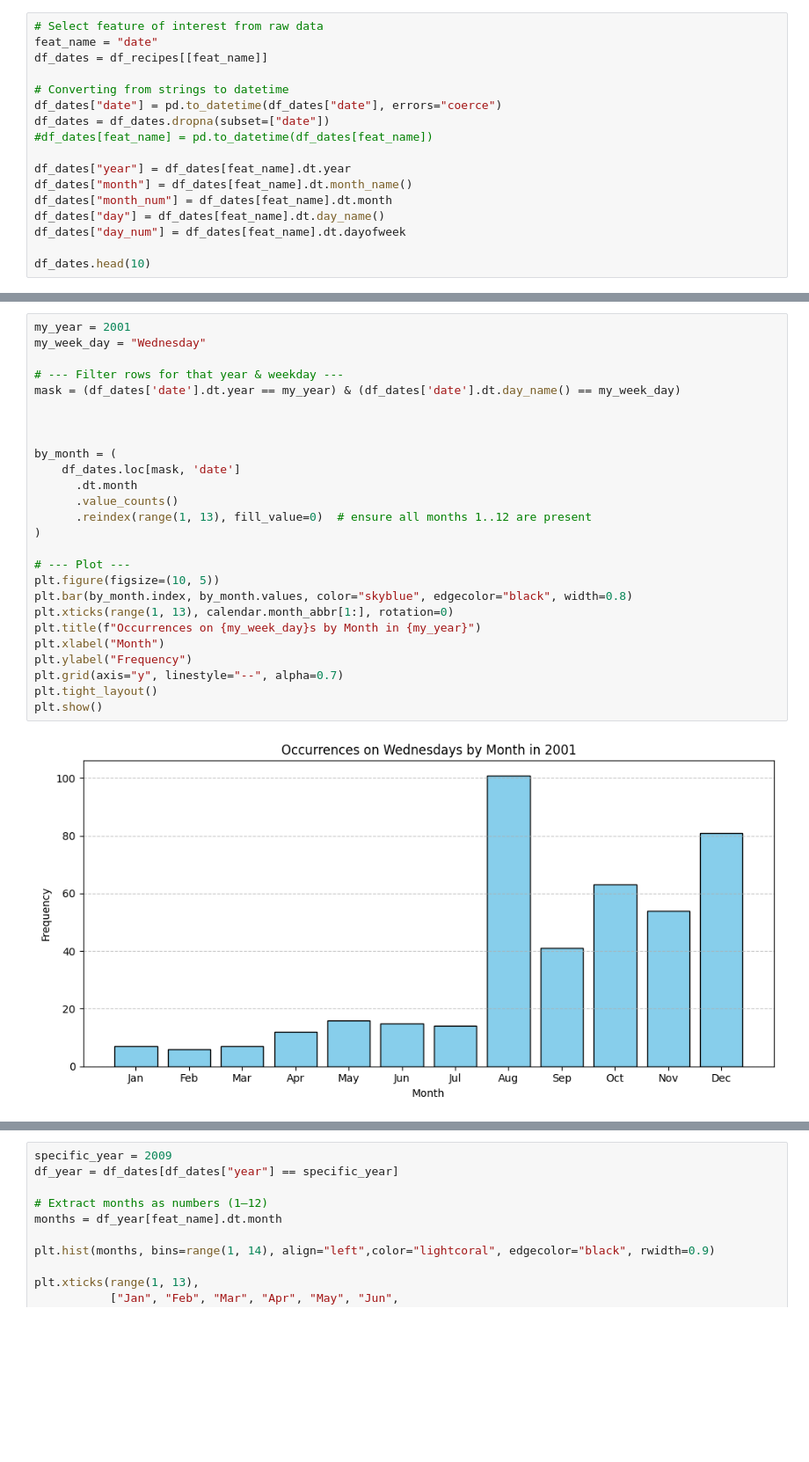
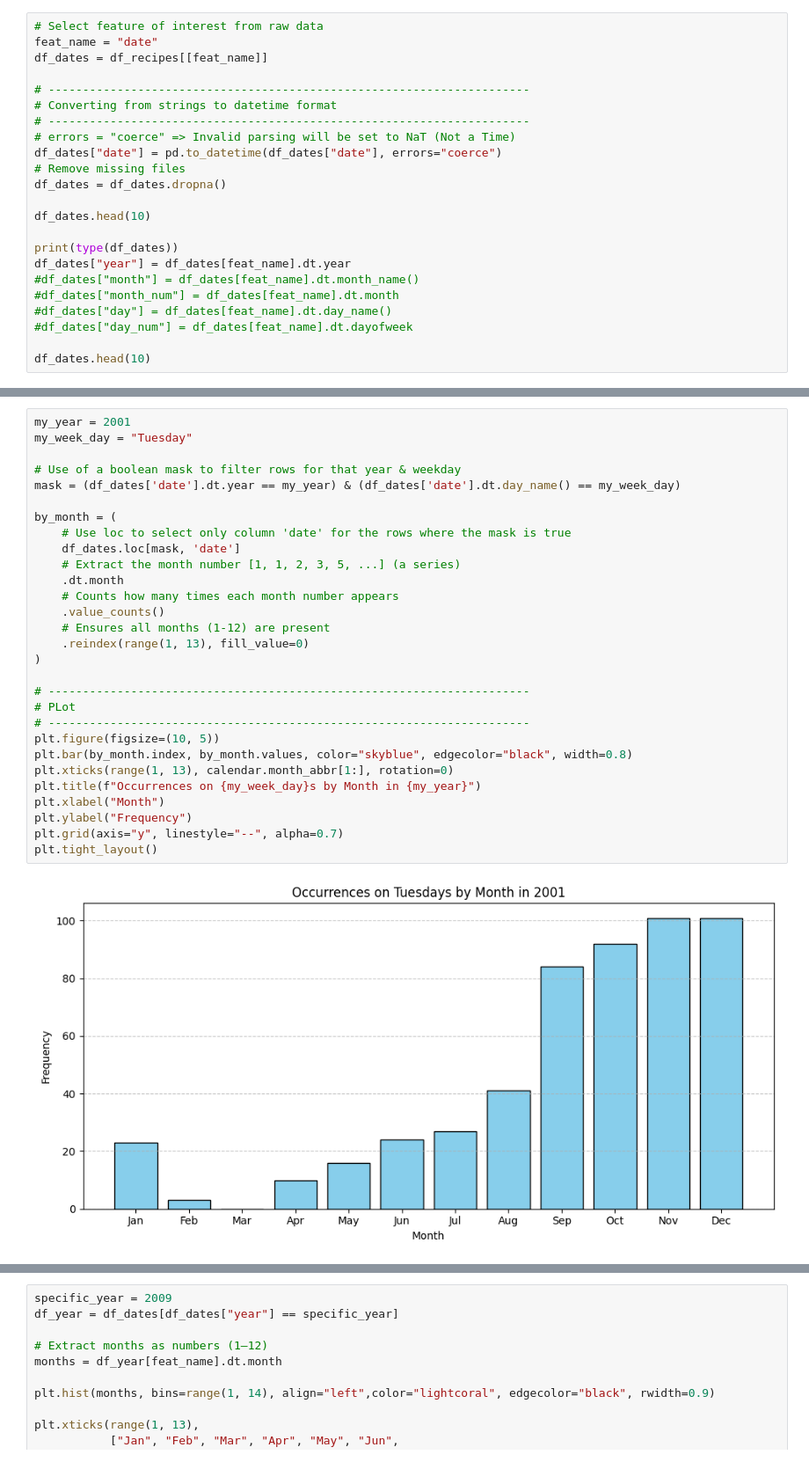
Before and after one commit to mange-ta-main/mange-ta-main, a Jupyter notebook: src/mange_ta_main/1_univariate_page_odz.ipynb, the cells around one changed output, grey strips where cells are left out. Shown: that part at 88% size. Saved outputs shown, nothing was run; the diff lists cells and outputs as text; blank space fills up the shorter version.

```diff
--- a/src/mange_ta_main/1_univariate_page_odz.ipynb
+++ b/src/mange_ta_main/1_univariate_page_odz.ipynb
@@ -20,16 +15,22 @@ df_recipes.head(5)
 feat_name = "date"
 df_dates = df_recipes[[feat_name]]
 
-# Converting from strings to datetime
+# ----------------------------------------------------------------------
+# Converting from strings to datetime format
+# ----------------------------------------------------------------------
+# errors = "coerce" => Invalid parsing will be set to NaT (Not a Time)
 df_dates["date"] = pd.to_datetime(df_dates["date"], errors="coerce")
-df_dates = df_dates.dropna(subset=["date"])
-#df_dates[feat_name] = pd.to_datetime(df_dates[feat_name])
-
-df_dates["year"] = df_dates[feat_name].dt.year
-df_dates["month"] = df_dates[feat_name].dt.month_name()
-df_dates["month_num"] = df_dates[feat_name].dt.month
-df_dates["day"] = df_dates[feat_name].dt.day_name()
-df_dates["day_num"] = df_dates[feat_name].dt.dayofweek
+# Remove missing files
+df_dates = df_dates.dropna()
 
 df_dates.head(10)
+
+print(type(df_dates))
+df_dates["year"] = df_dates[feat_name].dt.year
+#df_dates["month"] = df_dates[feat_name].dt.month_name()
+#df_dates["month_num"] = df_dates[feat_name].dt.month
+#df_dates["day"] = df_dates[feat_name].dt.day_name()
+#df_dates["day_num"] = df_dates[feat_name].dt.dayofweek
+
+df_dates.head(10)
 # %% [output]
@@ -56,28 +143,31 @@ See the caveats in the documentation: https://pandas.pydata.org/pandas-docs/stab
 # %%
 my_year = 2001
-my_week_day = "Wednesday"
+my_week_day = "Tuesday"
 
-# --- Filter rows for that year & weekday ---
+# Use of a boolean mask to filter rows for that year & weekday
 mask = (df_dates['date'].dt.year == my_year) & (df_dates['date'].dt.day_name() == my_week_day)
 
-
-
 by_month = (
+    # Use loc to select only column 'date' for the rows where the mask is true
     df_dates.loc[mask, 'date']
-      .dt.month
-      .value_counts()
-      .reindex(range(1, 13), fill_value=0)  # ensure all months 1..12 are present
+    # Extract the month number [1, 1, 2, 3, 5, ...] (a series)
+    .dt.month
+    # Counts how many times each month number appears
+    .value_counts()
+    # Ensures all months (1-12) are present
+    .reindex(range(1, 13), fill_value=0)
 )
 
-# --- Plot ---
+# ----------------------------------------------------------------------
+# PLot
+# ----------------------------------------------------------------------
 plt.figure(figsize=(10, 5))
 plt.bar(by_month.index, by_month.values, color="skyblue", edgecolor="black", width=0.8)
 plt.xticks(range(1, 13), calendar.month_abbr[1:], rotation=0)
 plt.title(f"Occurrences on {my_week_day}s by Month in {my_year}")
 plt.xlabel("Month")
 plt.ylabel("Frequency")
 plt.grid(axis="y", linestyle="--", alpha=0.7)
 plt.tight_layout()
-plt.show()
 # %% [output]
-[figure, old version]
+[figure, new version]
```
Also changed, not shown: parts of 17 cells of this notebook.
